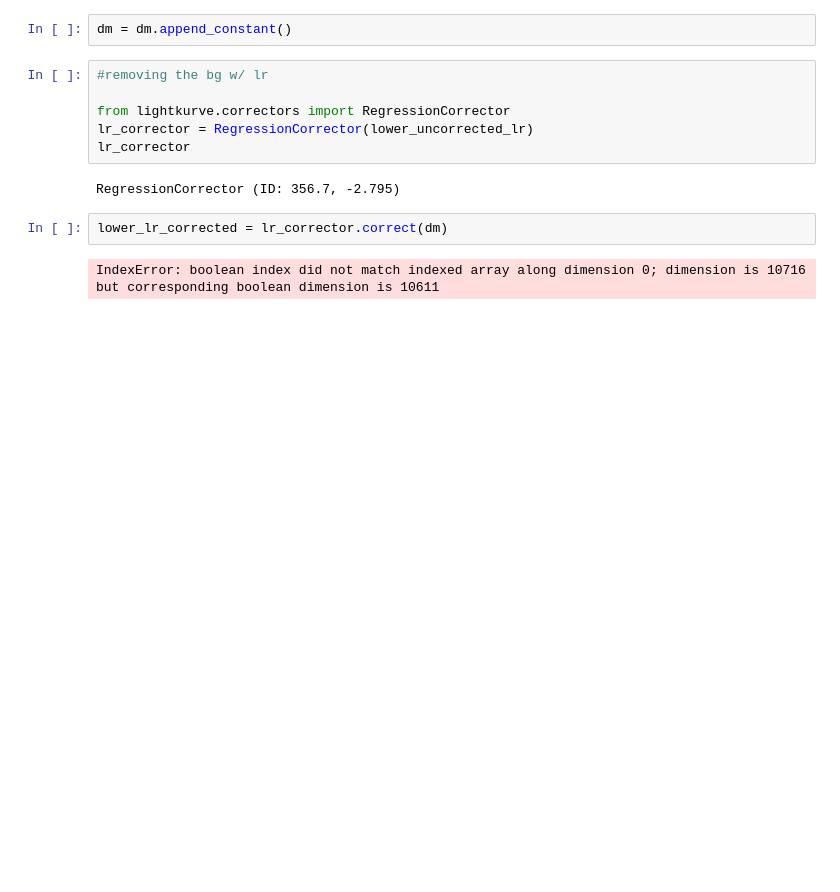
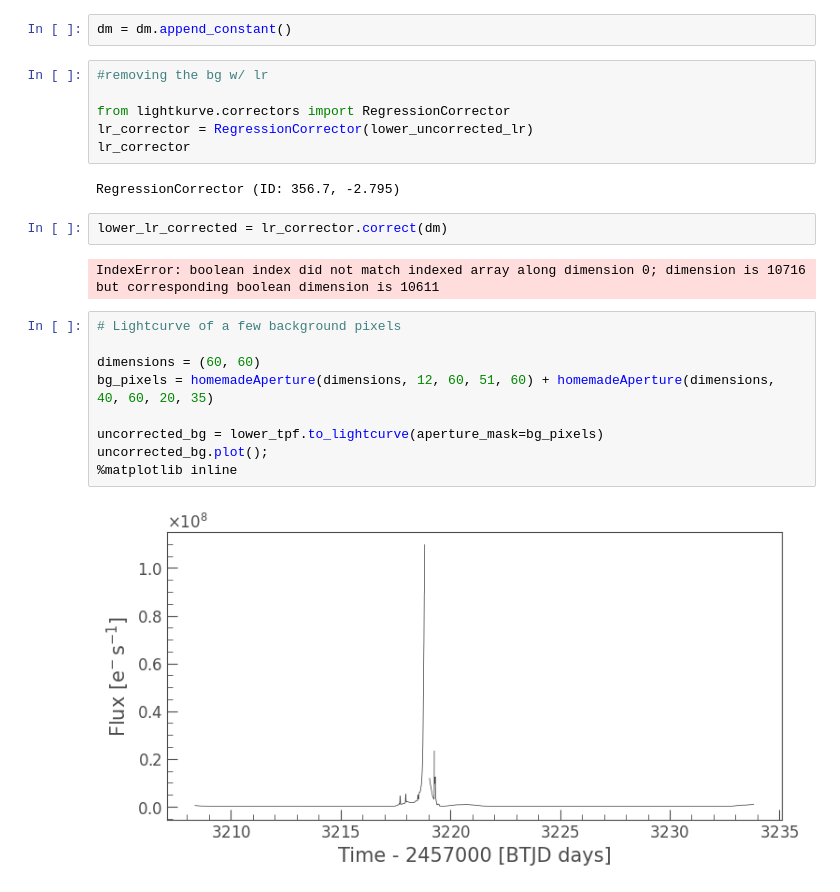
Before and after one commit to kenny-phan/tess-ice-giants, a Jupyter notebook: Lightcurves.ipynb, the cells around one changed output. Drawn from its saved outputs; the diff is of its cells as text; blank space fills up the shorter version.

```diff
--- a/Lightcurves.ipynb
+++ b/Lightcurves.ipynb
@@ -336,3 +336,14 @@ RegressionCorrector (ID: 356.7, -2.795)
 lower_lr_corrected = lr_corrector.correct(dm)
 # %% [output]
 IndexError: boolean index did not match indexed array along dimension 0; dimension is 10716 but corresponding boolean dimension is 10611
+# %%
+# Lightcurve of a few background pixels
+
+dimensions = (60, 60)
+bg_pixels = homemadeAperture(dimensions, 12, 60, 51, 60) + homemadeAperture(dimensions, 40, 60, 20, 35)
+
+uncorrected_bg = lower_tpf.to_lightcurve(aperture_mask=bg_pixels)
+uncorrected_bg.plot();
+%matplotlib inline
+# %% [output]
+[figure, added]
```
Also changed, not shown: parts of 1 cell of this notebook, 6 other files.
